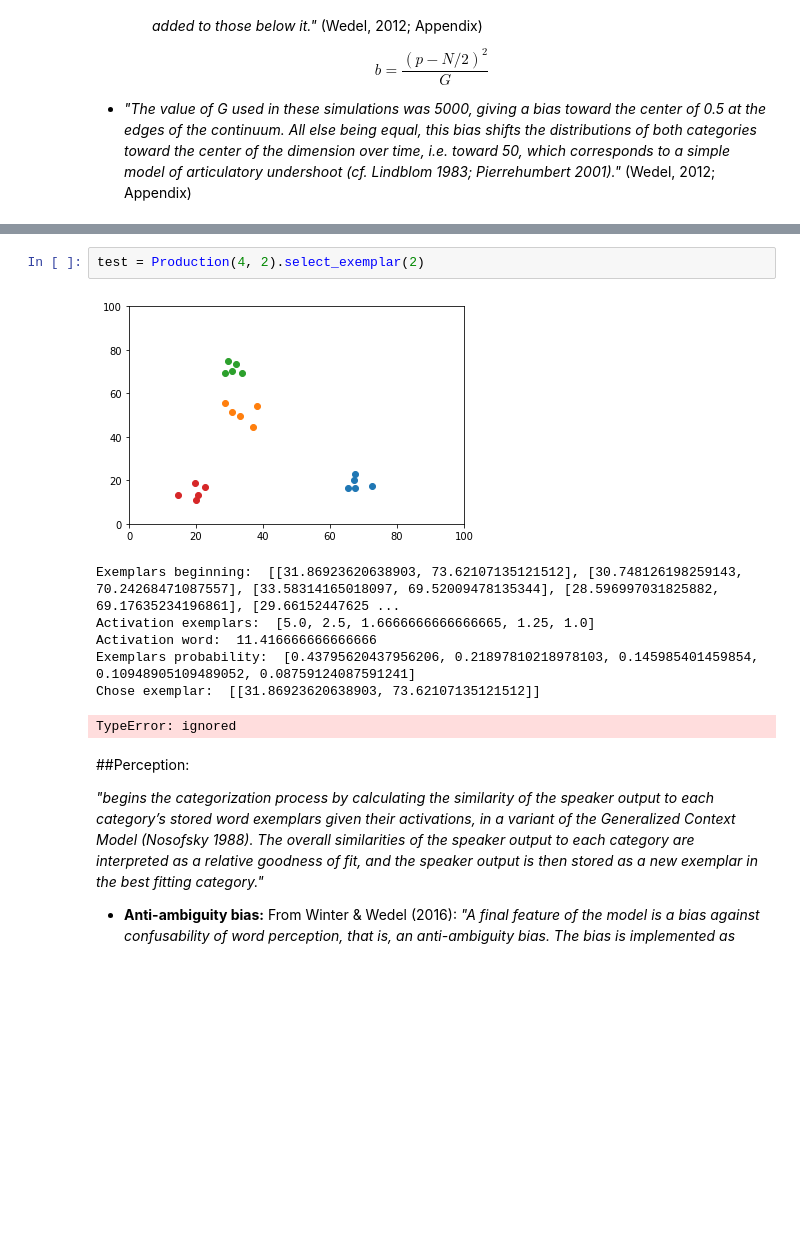
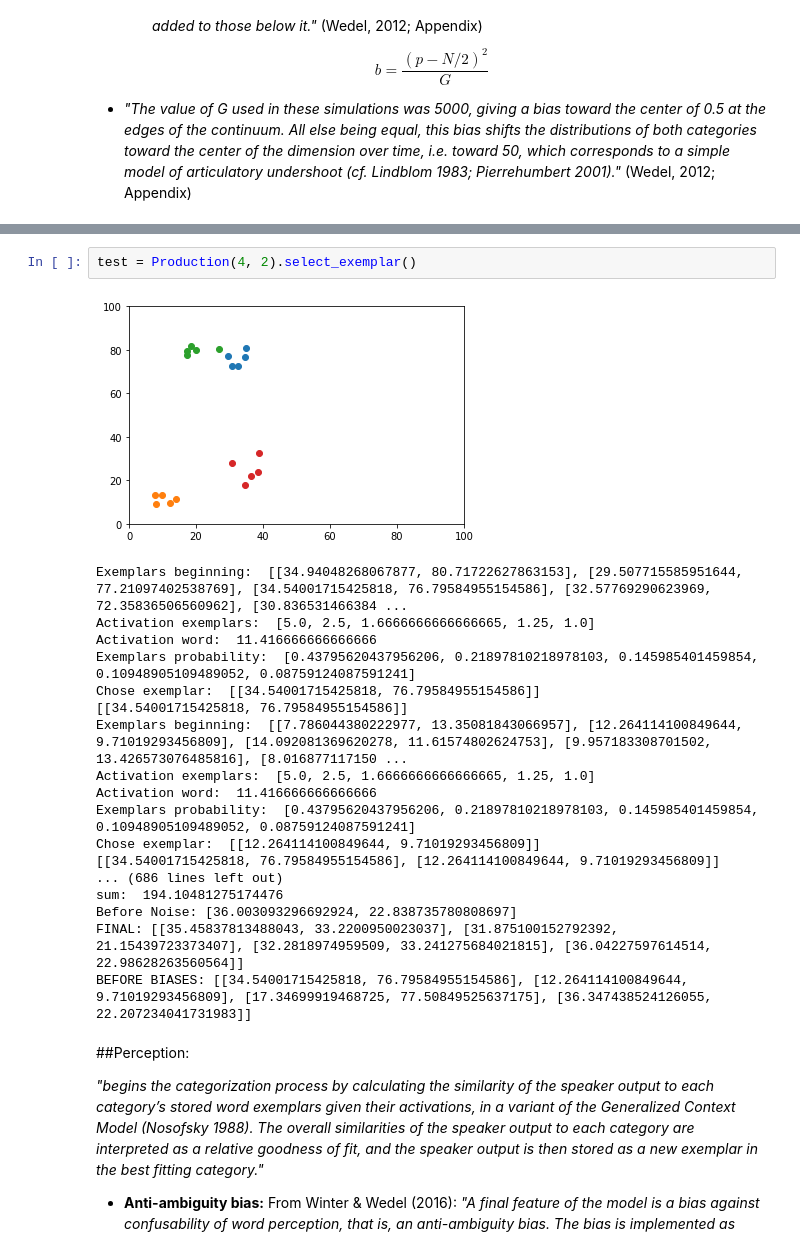
Before and after one commit to marieke-woensdregt/CulturalEvolutionCollateralSignals-2021, a Jupyter notebook: Model_Winter_&_Wedel_(2016).ipynb, the cells around one changed output, grey strips where cells are left out. Drawn from its saved outputs; the diff is of its cells as text; blank space fills up the shorter version.

Commit message:
Done with production (although some things might be strange)

```diff
--- a/Model_Winter_&_Wedel_(2016).ipynb
+++ b/Model_Winter_&_Wedel_(2016).ipynb
@@ -198,13 +257,24 @@ class Production(Agent):
 # %%
-test = Production(4, 2).select_exemplar(2)
+test = Production(4, 2).select_exemplar()
 # %% [output]
-[figure, old version]
+[figure, new version]
-Exemplars beginning:  [[31.86923620638903, 73.62107135121512], [30.748126198259143, 70.24268471087557], [33.58314165018097, 69.52009478135344], [28.596997031825882, 69.17635234196861], [29.66152447625 ...
+Exemplars beginning:  [[34.94048268067877, 80.71722627863153], [29.507715585951644, 77.21097402538769], [34.54001715425818, 76.79584955154586], [32.57769290623969, 72.35836506560962], [30.836531466384 ...
 Activation exemplars:  [5.0, 2.5, 1.6666666666666665, 1.25, 1.0]
 Activation word:  11.416666666666666
 Exemplars probability:  [0.43795620437956206, 0.21897810218978103, 0.145985401459854, 0.10948905109489052, 0.08759124087591241]
-Chose exemplar:  [[31.86923620638903, 73.62107135121512]]
+Chose exemplar:  [[34.54001715425818, 76.79584955154586]]
+[[34.54001715425818, 76.79584955154586]]
+Exemplars beginning:  [[7.786044380222977, 13.35081843066957], [12.264114100849644, 9.71019293456809], [14.092081369620278, 11.61574802624753], [9.957183308701502, 13.426573076485816], [8.016877117150 ...
+Activation exemplars:  [5.0, 2.5, 1.6666666666666665, 1.25, 1.0]
+Activation word:  11.416666666666666
+Exemplars probability:  [0.43795620437956206, 0.21897810218978103, 0.145985401459854, 0.10948905109489052, 0.08759124087591241]
+Chose exemplar:  [[12.264114100849644, 9.71019293456809]]
+[[34.54001715425818, 76.79584955154586], [12.264114100849644, 9.71019293456809]]
+... (686 lines left out)
+sum:  194.10481275174476
+Before Noise: [36.003093296692924, 22.838735780808697]
+FINAL: [[35.45837813488043, 33.2200950023037], [31.875100152792392, 21.15439723373407], [32.2818974959509, 33.241275684021815], [36.04227597614514, 22.98628263560564]]
+BEFORE BIASES: [[34.54001715425818, 76.79584955154586], [12.264114100849644, 9.71019293456809], [17.34699919468725, 77.50849525637175], [36.347438524126055, 22.207234041731983]]
-TypeError: ignored
 # %% [markdown]
 ##Perception:
 
```
Also changed, not shown: parts of 1 cell of this notebook.
